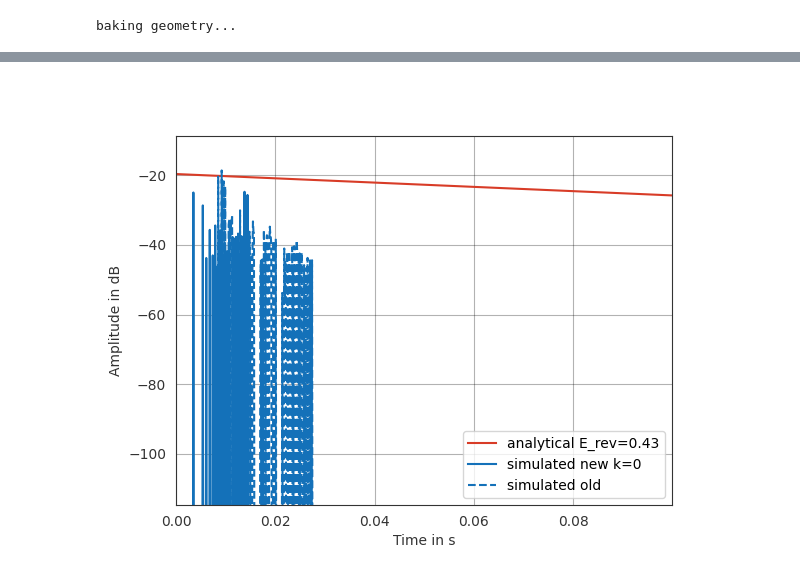
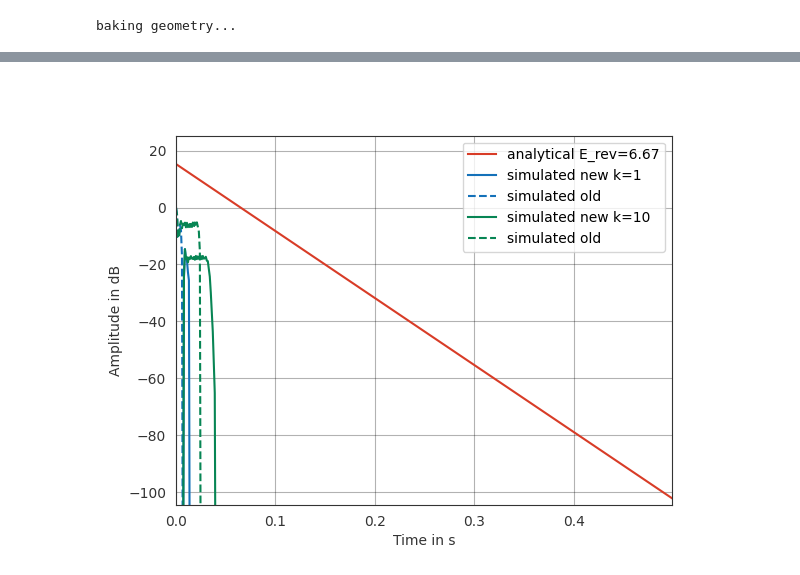
Before and after one commit to sparrow-acoustics/sparrowpy, a Jupyter notebook: examples/validate_new_vs_analytic.ipynb, the cells around one changed output, grey strips where cells are left out. Cells and saved outputs as stored; diff of their text form; code cells hidden in the pictures.

```diff
--- a/examples/validate_new_vs_analytic.ipynb
+++ b/examples/validate_new_vs_analytic.ipynb
@@ -9,12 +9,12 @@ import tracemalloc
 import matplotlib.pyplot as plt
 %matplotlib ipympl
 # %%
-X = 5
-Y = 4
-Z = 3
+X = 1
+Y = 1
+Z = 1
 patch_size = 1
-length_histogram = 0.1
-time_resolution = 1/10000
+length_histogram = 0.5
+time_resolution = 1/1000
 speed_of_sound = 343
 
 absorption = 0.1
@@ -32,7 +32,7 @@ walls = sp.testing.shoebox_room_stub(X, Y, Z)
 radiosity = sp.DRadiosityFast.from_polygon(
     walls, patch_size)
 # create directivity
-source = sp.geometry.SoundSource([2, 2, 2], [0, 1, 0], [0, 0, 1])
+source = sp.geometry.SoundSource([0.5, .2, .2], [0, 1, 0], [0, 0, 1])
 
 sources = pf.Coordinates(0, 0, 1)
 receivers = pf.Coordinates(0, 0, 1)
@@ -101,7 +101,7 @@ receiver = sp.geometry.Receiver(receiver_pos, [0, 1, 0], [0, 0, 1])
 threshold_db = -70
 histograms = []
 histograms_old = []
-ks = [0]
+ks = [1, 10]
 time_slow = np.zeros(len(ks))
 time_fast = np.zeros(len(ks))
 memory_slow = np.zeros(len(ks))
@@ -137,7 +137,7 @@ for i_k in range(len(ks)):
     start = datetime.now()
     histogram = radiosity.calculate_energy_exchange_receiver(
         receiver_pos, speed_of_sound, time_resolution, length_histogram,
-        threshold=0, max_time=np.inf, max_depth=k, algorithm='order', recalculate=True)
+        threshold=0, max_time=np.inf, max_depth=k)
     delta = (datetime.now() - start)
     time_fast[i_k] = (delta.seconds*1e6 + delta.microseconds)
     memory_fast[i_k] = tracemalloc.get_traced_memory()[1] # get peak memory
@@ -169,26 +156,26 @@ E_reverb_analytical = 4/A
 # %%
 t = reverberation_old.times
 w_0 = E_reverb_analytical/ V # Kuttruff Eq 4.7
 t_0 = 0.03
 reverberation_analytic = w_0 * np.exp(+(speed_of_sound*S*np.log(1-alpha_dash)/(4*V))*(t-t_0)) # Kuttruff Eq 4.10
 reverberation_analytic = pf.Signal(reverberation_analytic, sampling_rate=1/time_resolution)
 plt.figure()
 pf.plot.time(
     reverberation_analytic, dB=True, log_prefix=10,
     label=f'analytical E_rev={E_reverb_analytical:0.2f}', color='r')
 color = ['b', 'g', 'c', 'm', 'y', 'k']
 for i in range(reverberation.cshape[0]):
     # e_rel = (E_reverb[i]/E_reverb_analytical)
     if reverberation.n_samples > 1:
         pf.plot.time(
             reverberation[i], dB=True, log_prefix=10,
             label=f'simulated new k={ks[i]}',
-            linestyle='-', color=color[i%len(color)])
+            linestyle='-', color=color[i])
     pf.plot.time(
         reverberation_old[i], dB=True, log_prefix=10,
         label='simulated old',
-        linestyle='--', color=color[i%len(color)])
+        linestyle='--', color=color[i])
 plt.legend()
 plt.show()
 # %% [output]
-[figure, old version]
+[figure, new version]
```
Also changed, not shown: parts of 10 cells of this notebook.
